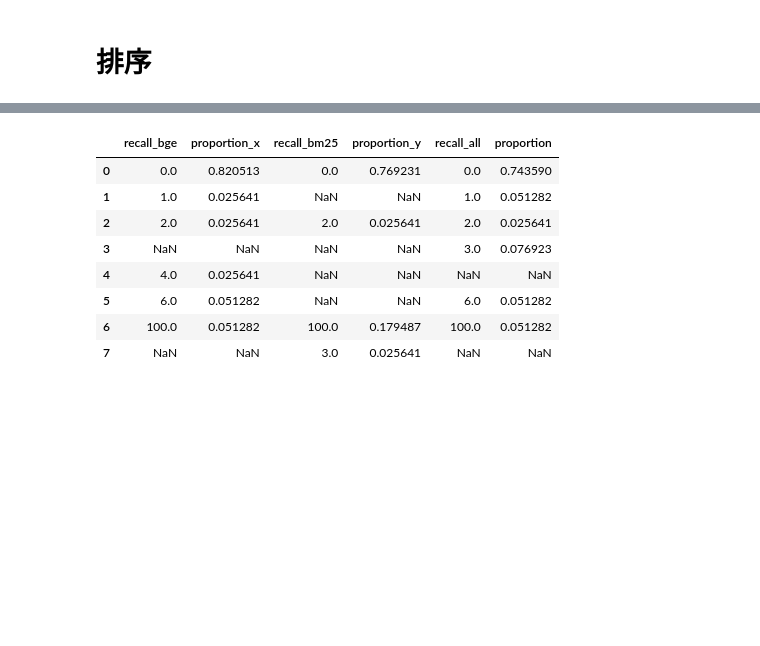
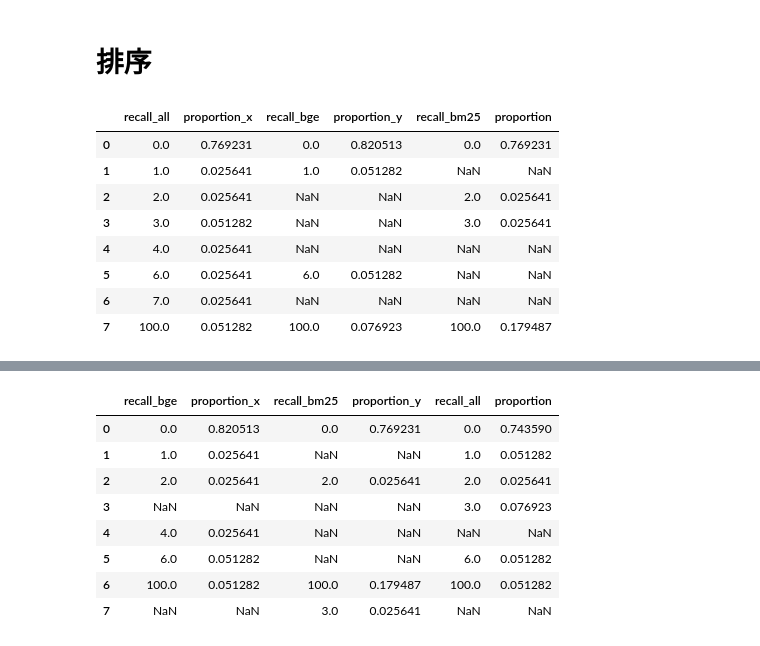
Before and after one commit to zhuxiaohai/rockchat, a Jupyter notebook: recall_infer_test.ipynb, the cells around one changed output, grey strips where cells are left out. Saved outputs shown, nothing was run; the diff lists cells and outputs as text; code cells hidden in the pictures; blank space fills up the shorter version.

```diff
--- a/recall_infer-Copy1.ipynb
+++ b/recall_infer_test.ipynb
@@ -980,30 +954,0 @@ final_result = pd.merge(left=final_result, right=temp_exploded,
-# %%
-temp = final_result.copy()
-temp_exploded = temp.explode("result_bge_hard")[['qa_id', 'result_bge_hard']]
-temp_right = df1[['qa_id',
-               'question',
-               'answer']].copy()
-temp_exploded = pd.merge(left=temp_exploded, right=temp_right,
-                         left_on='result_bge_hard', right_on='qa_id',
-                         how='left', suffixes=["", "_bge_hard"])[["qa_id", "result_bge_hard", "question", "answer"]]
-temp_exploded = temp_exploded.rename(columns={"question": "question_bge_hard", "answer": "answer_bge_hard"})
-temp_exploded = temp_exploded.groupby("qa_id")[["question_bge_hard", "answer_bge_hard"]].apply(
-    lambda x: pd.Series({col: x[col].tolist() for col in x.columns}))
-# %%
-final_result = pd.merge(left=final_result, right=temp_exploded,
-                        left_on='qa_id', right_on='qa_id', how='left')
-# %%
-temp = final_result.copy()
-temp['gt_qa_id'] = temp['gt_qa_id'].apply(lambda x: x.split(","))
-temp_exploded = temp.explode("gt_qa_id")[['qa_id', 'gt_qa_id']]
-temp_right = df1[['qa_id',
-               'question',
-               'answer']].copy()
-temp_exploded = pd.merge(left=temp_exploded, right=temp_right,
-                         left_on='gt_qa_id', right_on='qa_id',
-                         how='left', suffixes=["", "_kg"])[["qa_id", "gt_qa_id", "question", "answer"]]
-temp_exploded = temp_exploded.rename(columns={"question": "question_positive", "answer": "answer_positive"})
-temp_exploded = temp_exploded.groupby("qa_id")[["question_positive", "answer_positive"]].apply(
-    lambda x: pd.Series({col: x[col].tolist() for col in x.columns}))
-final_result = pd.merge(left=final_result, right=temp_exploded,
-                        left_on='qa_id', right_on='qa_id', how='left')
@@ -1096,4 +1049,5 @@ temp[["raw_question", "reranking"]].to_csv("tests/data/data_pipeline.csv", index
 # %%
+temp["reranking"] = result_reranking[recall]
 temp["recall_bge"] = temp["recall_bge"].apply(lambda x: json.dumps(x, ensure_ascii=False))
 temp["score"] = temp["score"].apply(lambda x: json.dumps(x, ensure_ascii=False))
 temp["reranking"] = temp["reranking"].apply(lambda x: json.dumps(x, ensure_ascii=False))
@@ -1167,3 +1123,24 @@ for recall in recall_list:
     else:
         temp["score"] = compute_recall_score(temp, model_reranker, "question_cleaned", target)
     result_all[recall].update(compute_metrics_batched_from_crossencoder(temp, "score", "relevant", metrics=["map", "mrr"]))
+# %%
+# bge ranker finetune过后
+a = pd.DataFrame(result_T_loc)
+cols = a.columns.tolist()
+len_cols = [a[col].unique().shape[0] for col in cols]
+anchor = cols[np.argmax(len_cols)]
+stat = a[anchor].fillna(100).value_counts("mean").sort_index().reset_index()
+for col in [col for col in cols if col != anchor]:
+    temp = a[col].fillna(100).value_counts("mean").sort_index().reset_index()
+    stat = pd.merge(left=stat, right=temp, left_on=anchor, right_on=col, how="outer")
+stat
+# %% [output]
+|  | recall_all | proportion_x | recall_bge | proportion_y | recall_bm25 | proportion |
+| 0 | 0.0 | 0.769231 | 0.0 | 0.820513 | 0.0 | 0.769231 |
+| 1 | 1.0 | 0.025641 | 1.0 | 0.051282 | NaN | NaN |
+| 2 | 2.0 | 0.025641 | NaN | NaN | 2.0 | 0.025641 |
+| 3 | 3.0 | 0.051282 | NaN | NaN | 3.0 | 0.025641 |
+| 4 | 4.0 | 0.025641 | NaN | NaN | NaN | NaN |
+| 5 | 6.0 | 0.025641 | 6.0 | 0.051282 | NaN | NaN |
+| 6 | 7.0 | 0.025641 | NaN | NaN | NaN | NaN |
+| 7 | 100.0 | 0.051282 | 100.0 | 0.076923 | 100.0 | 0.179487 |
```
Also changed, not shown: parts of 25 cells of this notebook, 6 other files.
